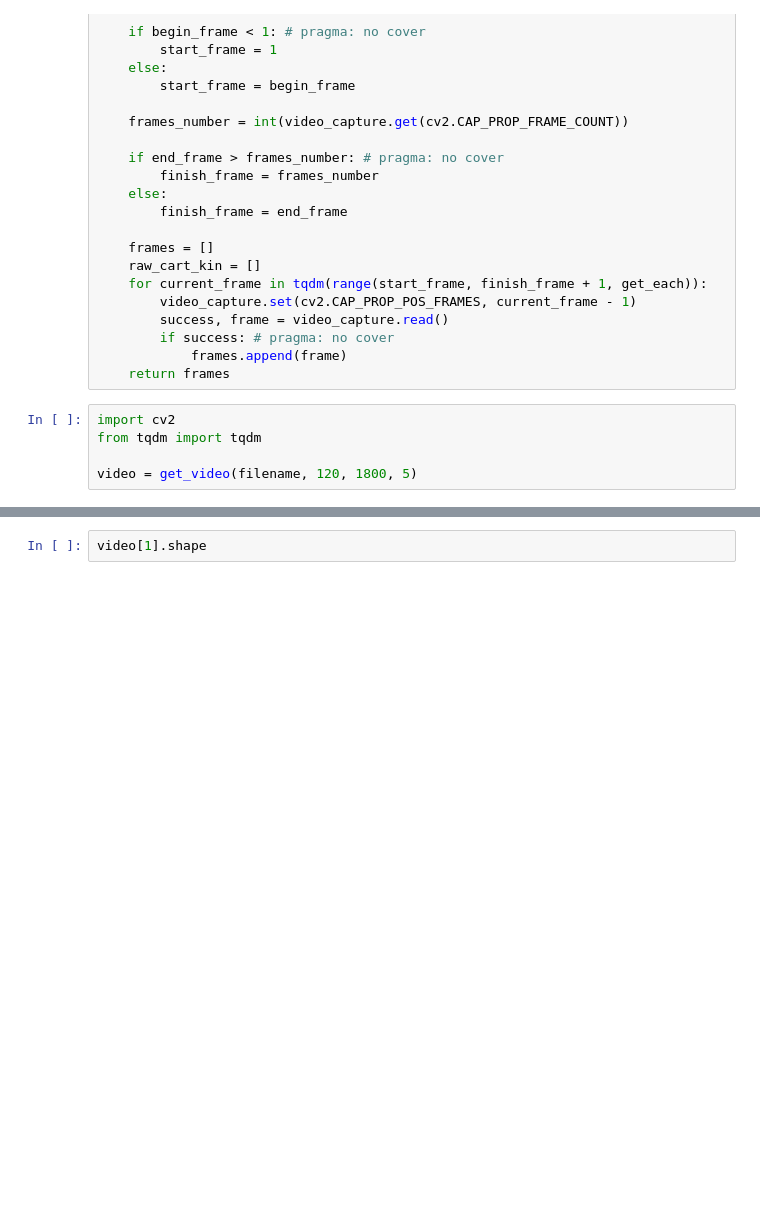
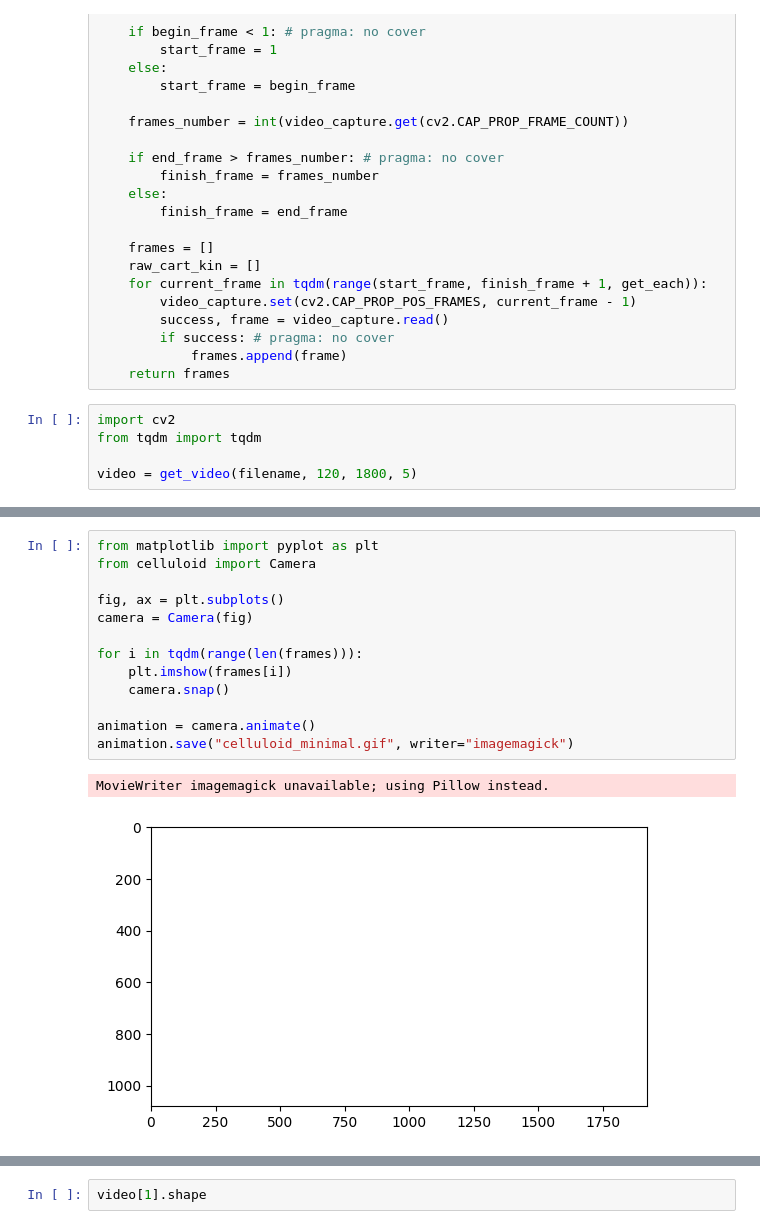
Before and after one commit to swarmtronics/AMPy, a Jupyter notebook: ampy_video.ipynb, the cells around one changed output, grey strips where cells are left out. Cells and saved outputs as stored; diff of their text form; blank space fills up the shorter version.

Commit message:
Animation module extension

```diff
--- a/ampy_video.ipynb
+++ b/ampy_video.ipynb
@@ -71,2 +249,18 @@ video = get_video(filename, 120, 1800, 5)
+# %%
+from matplotlib import pyplot as plt
+from celluloid import Camera
+
+fig, ax = plt.subplots()
+camera = Camera(fig)
+
+for i in tqdm(range(len(frames))):
+    plt.imshow(frames[i])
+    camera.snap()
+
+animation = camera.animate()
+animation.save("celluloid_minimal.gif", writer="imagemagick")
+# %% [output]
+MovieWriter imagemagick unavailable; using Pillow instead.
+[figure, added]
 # %%
 video
```
Also changed, not shown: parts of 14 cells of this notebook, 3 other files.
